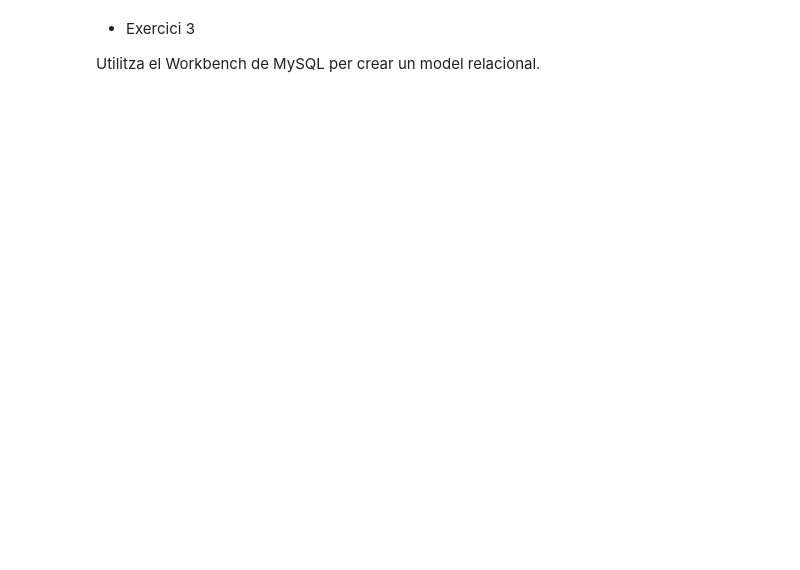
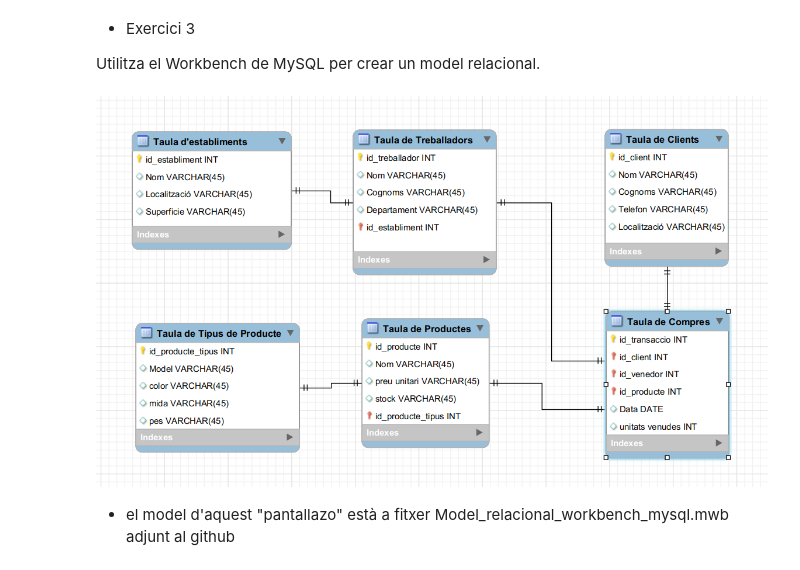
Before and after one commit to ManelForcales/Base-de-dades, a Jupyter notebook: S17T01 Bases de Dades Relacionals.ipynb, the cells around one changed output. Drawn from its saved outputs; the diff is of its cells as text; code cells hidden in the pictures; blank space fills up the shorter version.

```diff
--- a/S17T01 Bases de Dades Relacionals.ipynb
+++ b/S17T01 Bases de Dades Relacionals.ipynb
@@ -58,3 +64,10 @@ Utilitza un programa de creació de diagrames entitat-relació com http://dia-in
 - Exercici 3
 
 Utilitza el Workbench de MySQL per crear un model relacional.
+# %%
+image_url = "pantallazo_workbench_mysql_mff.png"
+display.Image(image_url,height= 1000, width = 1000)
+# %% [output]
+[figure, added]
+# %% [markdown]
++ el model d'aquest "pantallazo" està a fitxer Model_relacional_workbench_mysql.mwb adjunt al github
```
Also changed, not shown: parts of 2 cells of this notebook, 1 other file.
